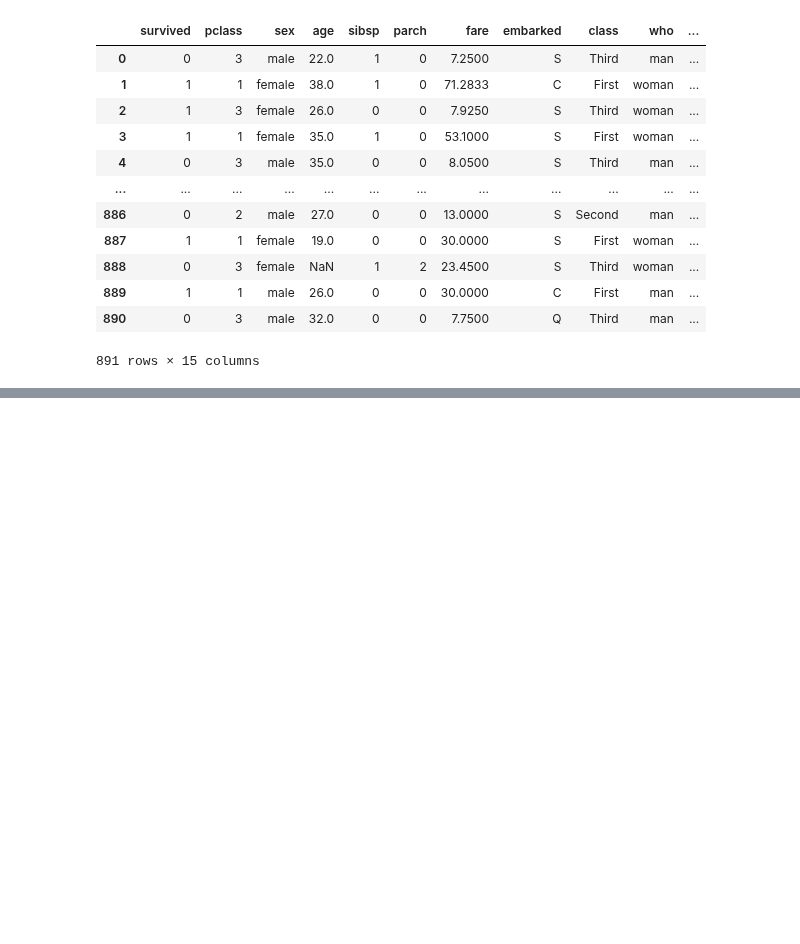
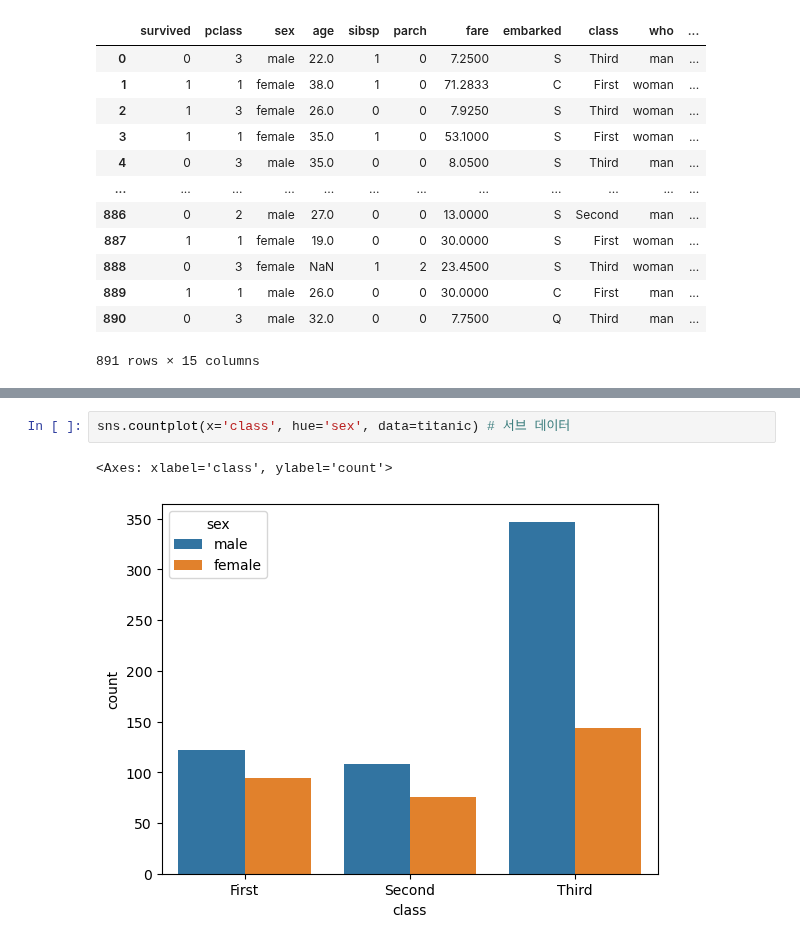
Before and after one commit to pyodolski/python-study, a Jupyter notebook: lab10.ipynb, the cells around one changed output, grey strips where cells are left out. Drawn from its saved outputs; the diff is of its cells as text; blank space fills up the shorter version.

```diff
--- a/lab10.ipynb
+++ b/lab10.ipynb
@@ -47,0 +49,5 @@ sns.countplot(x='class', data=titanic) # 빈도수
+# %%
+sns.countplot(x='class', hue='sex', data=titanic) # 서브 데이터
+# %% [output]
+<Axes: xlabel='class', ylabel='count'>
+[figure, added]
```
Also changed, not shown: parts of 17 cells of this notebook, 3 other files.
